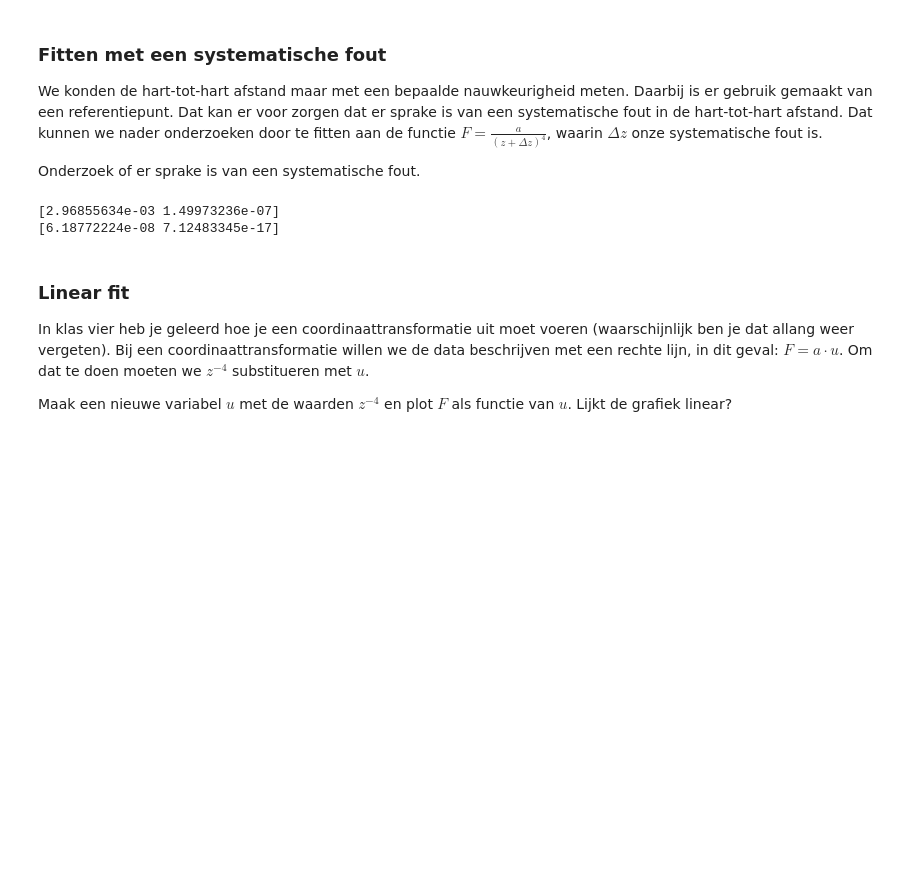
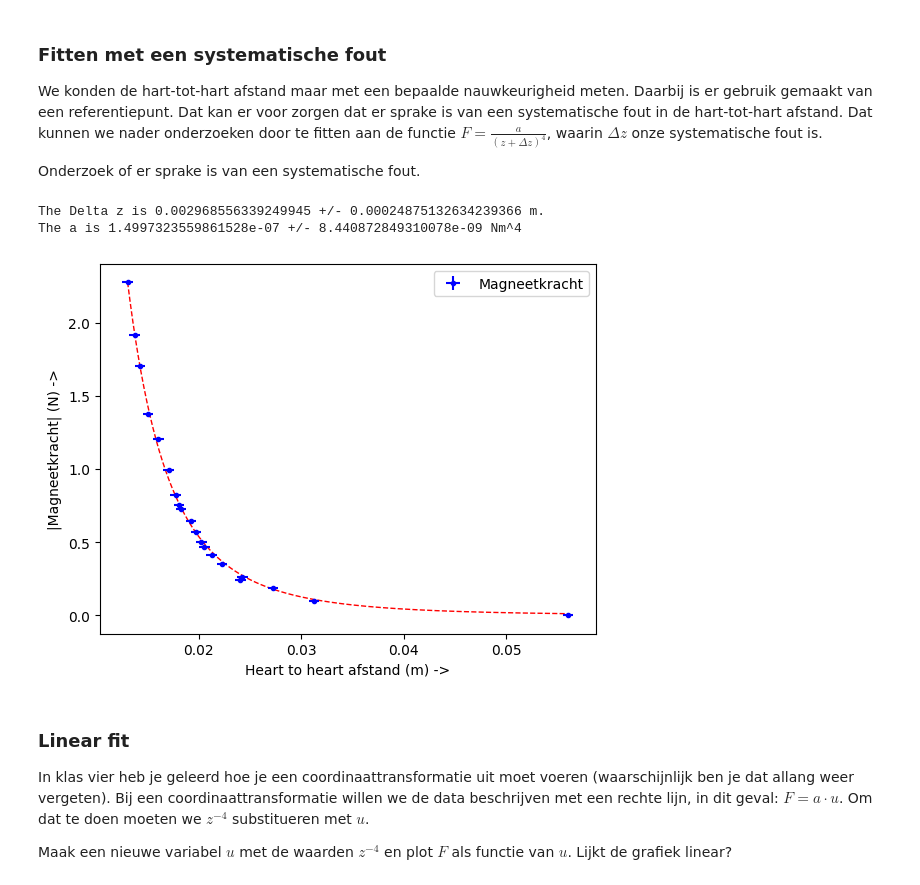
Before and after one commit to Emcrypted-Dev/practicum131023, a Jupyter notebook: IE1_labjournaal_NL.ipynb, the cells around one changed output. Drawn from its saved outputs; the diff is of its cells as text; code cells hidden in the pictures; blank space fills up the shorter version.

```diff
--- a/IE1_labjournaal_NL.ipynb
+++ b/IE1_labjournaal_NL.ipynb
@@ -217,17 +225,35 @@ plt.show()
 We konden de hart-tot-hart afstand maar met een bepaalde nauwkeurigheid meten. Daarbij is er gebruik gemaakt van een referentiepunt. Dat kan er voor zorgen dat er sprake is van een systematische fout in de hart-tot-hart afstand. Dat kunnen we nader onderzoeken door te fitten aan de functie $F=\frac{a}{(z+\Delta z)^4}$, waarin $\Delta z$ onze systematische fout is.
 
 Onderzoek of er sprake is van een systematische fout.
-# %%
-def funcwitherror(z, dz, a):
-    return a / ((z + dz) ** 4)
-
-
-val, cov = curve_fit(funcwitherror, z, F)
-print(val)
-print(np.diag(cov))
-# %% [output]
-[2.96855634e-03 1.49973236e-07]
-[6.18772224e-08 7.12483345e-17]
+# %%
+def funcwitherror(z, dz, a):
+    return a / ((z + dz) ** 4)
+
+
+val, cov = curve_fit(funcwitherror, z, F)
+print("The Delta z is",val[0],"+/-", np.sqrt(cov[0,0]),"m.")
+print("The a is",val[1],"+/-", np.sqrt(cov[1,1]), "Nm^4")
+
+plt.figure()
+
+min_value_z = min(z)
+max_value_z = max(z)
+
+x = np.linspace(min_value_z, max_value_z, 1000)
+y = funcwitherror(x,val[0],val[1] )
+
+plt.plot(x, y, 'r--', linewidth=1)
+
+plt.xlabel("Heart to heart afstand (m) ->")
+plt.ylabel("|Magneetkracht| (N) ->")
+plt.errorbar(z, F, u_F, u_z, 'b.',label="Magneetkracht")
+plt.legend()
+
+plt.show()
+# %% [output]
+The Delta z is 0.002968556339249945 +/- 0.00024875132634239366 m.
+The a is 1.4997323559861528e-07 +/- 8.440872849310078e-09 Nm^4
+[figure, added]
 # %% [markdown]
 ### Linear fit
 In klas vier heb je geleerd hoe je een coordinaattransformatie uit moet voeren (waarschijnlijk ben je dat allang weer vergeten). Bij een coordinaattransformatie willen we de data beschrijven met een rechte lijn, in dit geval: $ F = a \cdot u $. Om dat te doen moeten we $ z^{-4} $ substitueren met $ u $.
```
Also changed, not shown: parts of 16 cells of this notebook.
